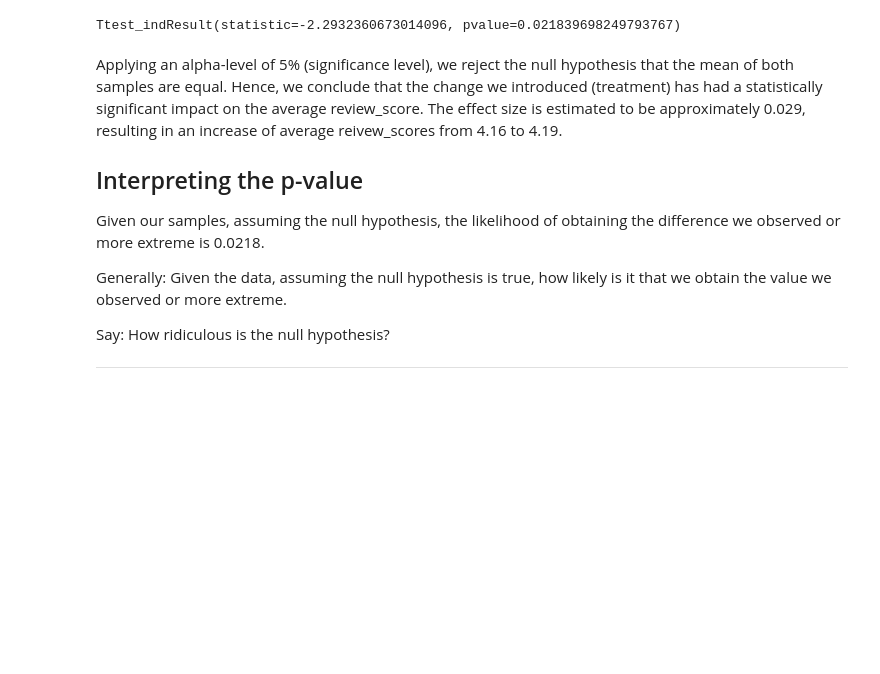
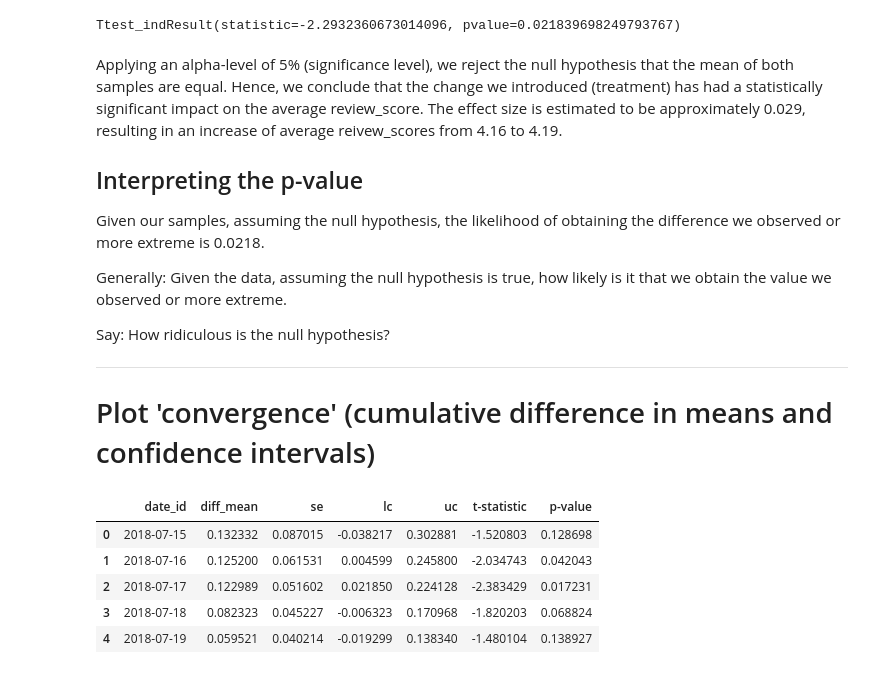
Before and after one commit to mavidvd/data-ber-03-20, a Jupyter notebook: Notes/module_2/week_5/3_analytics-ab_testing.ipynb, the cells around one changed output. Cells and saved outputs as stored; diff of their text form; code cells hidden in the pictures; blank space fills up the shorter version.

```diff
--- a/Notes/module_2/week_5/3_analytics-ab_testing.ipynb
+++ b/Notes/module_2/week_5/3_analytics-ab_testing.ipynb
@@ -326,3 +330,28 @@ Generally: Given the data, assuming the null hypothesis is true, how likely is i
 Say: How ridiculous is the null hypothesis?
 
 ---
+
+# Plot 'convergence' (cumulative difference in means and confidence intervals)
+# %%
+def generate_cum_test_result(df, date_id):
+    df_cum = df[df["date_id"].le(date_id)]
+    means = df_cum.groupby("experiment_id").mean()["review_score"]
+    var = df_cum.groupby("experiment_id").var()["review_score"]
+    stds = df_cum.groupby("experiment_id").std()["review_score"]
+    ssizes = df_cum.groupby("experiment_id").size()
+
+    diff_mean = means[102] - means[101]
+    combined_standard_error = np.sqrt(var[101]/ssizes[101] + var[102]/ssizes[102])
+
+    test_result = scipy.stats.ttest_ind(df_cum[df_exp["experiment_id"] == 101]["review_score"],
+                                        df_cum[df_exp["experiment_id"] == 102]["review_score"],
+                                        equal_var=False)
+    t = test_result.statistic
+    p = test_result.pvalue
+    return {"date_id": date_id,
+            "diff_mean": diff_mean,
+            "se": combined_standard_error,
+            "lc": diff_mean - (1.96*combined_standard_error),
+            "uc": diff_mean + (1.96*combined_standard_error),
+            "t-statistic": t,
+            "p-value": p}
@@ -328,0 +360,9 @@ Say: How ridiculous is the null hypothesis?
+# %%
+df_cum.head()
+# %% [output]
+|  | date_id | diff_mean | se | lc | uc | t-statistic | p-value |
+| 0 | 2018-07-15 | 0.132332 | 0.087015 | -0.038217 | 0.302881 | -1.520803 | 0.128698 |
+| 1 | 2018-07-16 | 0.125200 | 0.061531 | 0.004599 | 0.245800 | -2.034743 | 0.042043 |
+| 2 | 2018-07-17 | 0.122989 | 0.051602 | 0.021850 | 0.224128 | -2.383429 | 0.017231 |
+| 3 | 2018-07-18 | 0.082323 | 0.045227 | -0.006323 | 0.170968 | -1.820203 | 0.068824 |
+| 4 | 2018-07-19 | 0.059521 | 0.040214 | -0.019299 | 0.138340 | -1.480104 | 0.138927 |
```
Also changed, not shown: parts of 3 cells of this notebook, 10 other files.
